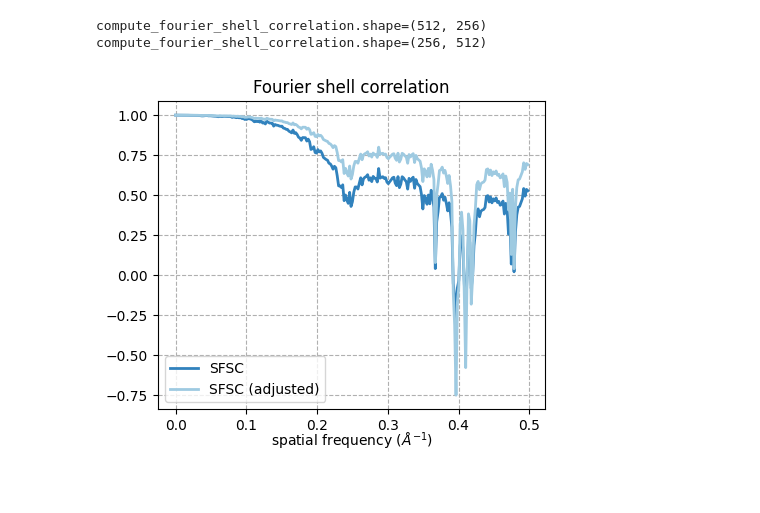
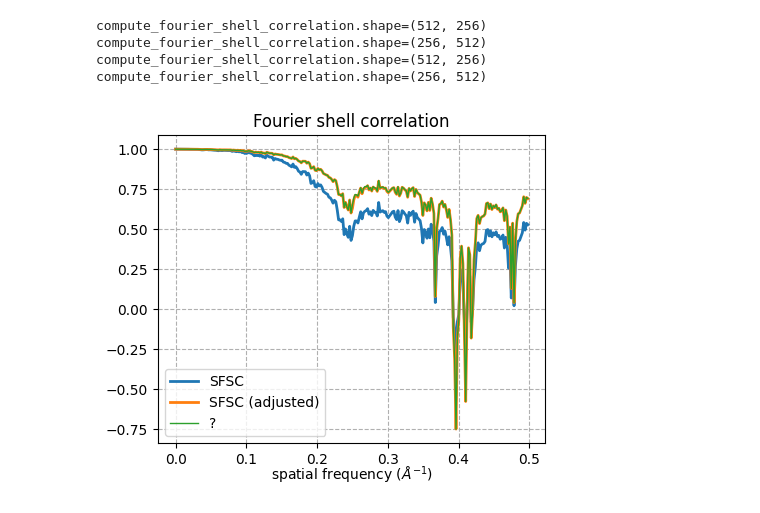
Before and after one commit to vicente-gonzalez-ruiz/self_fourier_shell_correlation, a Jupyter notebook: src/SFRC_barb.ipynb, the cells around one changed output. Saved outputs shown, nothing was run; the diff lists cells and outputs as text; code cells hidden in the pictures.

```diff
--- a/src/SFRC_barb.ipynb
+++ b/src/SFRC_barb.ipynb
@@ -34,24 +34,28 @@ voxel = 1
 freq = fsc.get_radial_spatial_frequencies(x, voxel, mode='full')
 sfsc = np.mean(fsc.single_image_frc(x, r), axis=0)
 sfsc_adjusted = 2*sfsc / (1 + sfsc)
+_, c_avg = fsc.get_SFRC_curve(x)
 # %% [output]
 compute_fourier_shell_correlation.shape=(512, 256)
 compute_fourier_shell_correlation.shape=(256, 512)
+compute_fourier_shell_correlation.shape=(512, 256)
+compute_fourier_shell_correlation.shape=(256, 512)
 # %%
 cmap_a = [plt.get_cmap('tab20c').colors[idx] for idx in [0, 4, 8, 12]]
 cmap_b = [plt.get_cmap('tab20c').colors[idx] for idx in [2, 6, 10, 12]]
 plt.figure(figsize=(5,4))
-plt.plot(freq, sfsc, color=cmap_a[0], linewidth=2, label='SFSC')
-plt.plot(freq, sfsc_adjusted, color=cmap_b[0], linewidth=2, label='SFSC (adjusted)')
+plt.plot(freq, sfsc, linewidth=2, label='SFSC')
+plt.plot(freq, sfsc_adjusted, linewidth=2, label='SFSC (adjusted)')
+plt.plot(freq, c_avg, linewidth=1, label='?')
 plt.rc('axes', labelsize=12)
 plt.rc('xtick', labelsize=10)
 plt.rc('ytick', labelsize=10)
 plt.rc('legend', fontsize=10)
 plt.grid(which='major', linestyle='--')
 plt.xlabel('spatial frequency 'r'(${\AA}^{-1}$)', labelpad=-1.5)
 plt.title('Fourier shell correlation')
 plt.legend(loc='lower left')
 # plt.savefig('')
 plt.show()
 # %% [output]
-[figure, old version]
+[figure, new version]
```
Also changed, not shown: 1 other file.
